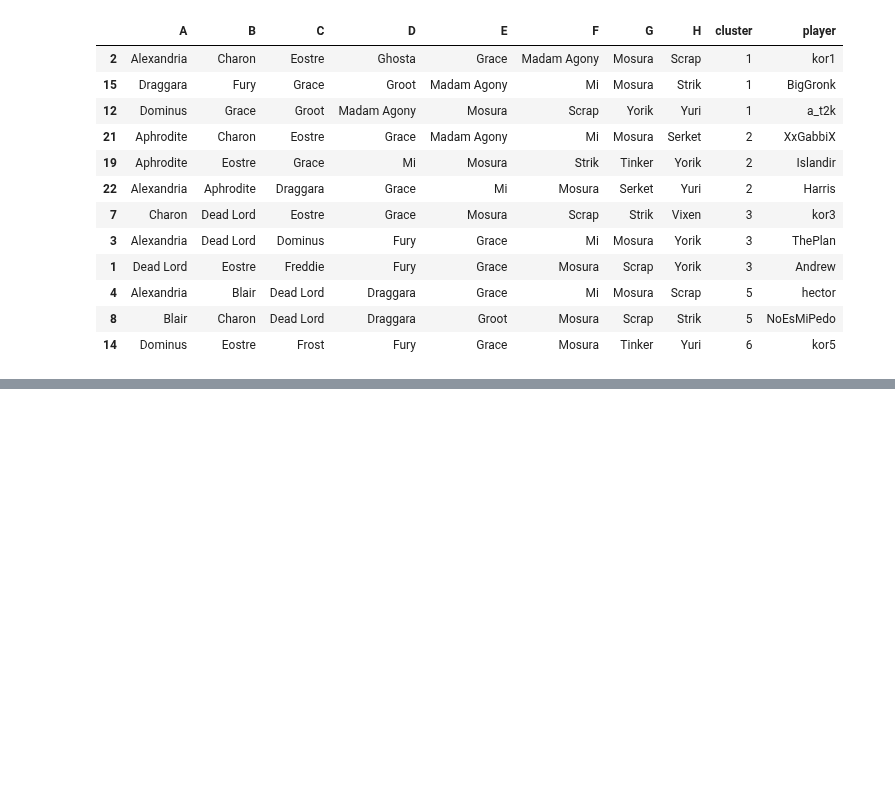
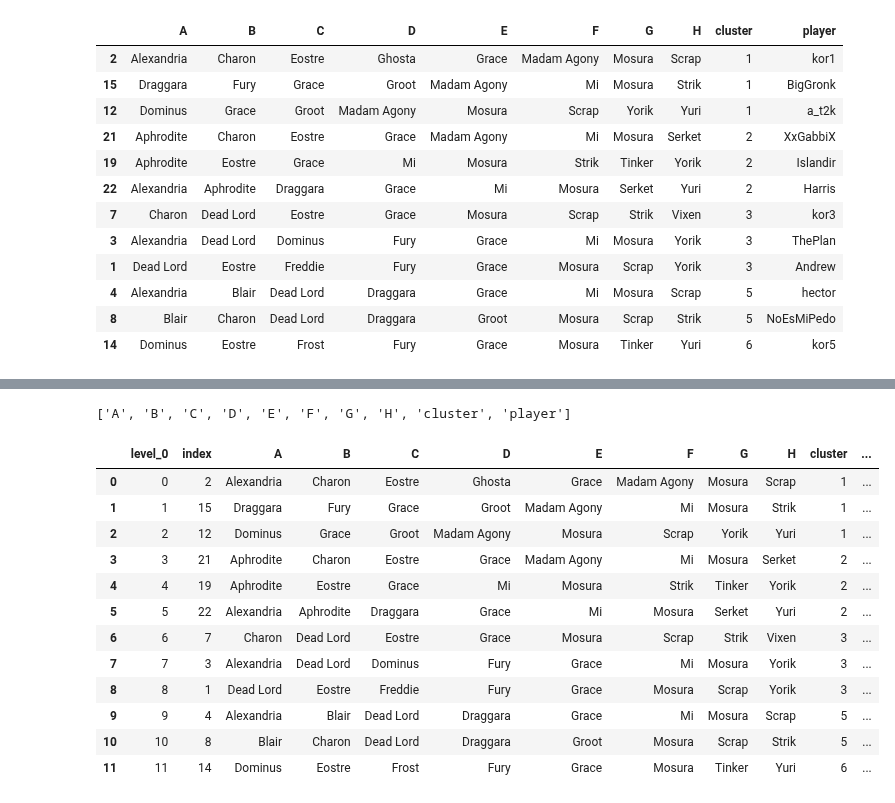
Before and after one commit to HausReport/MightyLogic, a Jupyter notebook: Notebooks/GMHeroes.ipynb, the cells around one changed output, grey strips where cells are left out. Drawn from its saved outputs; the diff is of its cells as text; code cells hidden in the pictures; blank space fills up the shorter version.

Commit message:
add some Mosura analysis

```diff
--- a/Notebooks/GMHeroes.ipynb
+++ b/Notebooks/GMHeroes.ipynb
@@ -401,3 +401,6 @@ Teams in Top 25 with Mosura - 12 Sep 2021
 | 4 | Alexandria | Blair | Dead Lord | Draggara | Grace | Mi | Mosura | Scrap | 5 | hector |
 | 8 | Blair | Charon | Dead Lord | Draggara | Groot | Mosura | Scrap | Strik | 5 | NoEsMiPedo |
 | 14 | Dominus | Eostre | Frost | Fury | Grace | Mosura | Tinker | Yuri | 6 | kor5 |
+# %%
+mos_teams = ct[ct.apply(lambda r: r.str.contains('Mosura', case=False).any(), axis=1)]
+mos_teams
@@ -403,0 +456,23 @@ Teams in Top 25 with Mosura - 12 Sep 2021
+# %%
+t2
+#unique
+#frequencies
+# %% [output]
+['A', 'B', 'C', 'D', 'E', 'F', 'G', 'H', 'cluster', 'player']
+# %%
+mos_teams = mos_teams.reset_index()
+mos_teams
+# %% [output]
+|  | level_0 | index | A | B | C | D | E | F | G | H | cluster | ... |
+| 0 | 0 | 2 | Alexandria | Charon | Eostre | Ghosta | Grace | Madam Agony | Mosura | Scrap | 1 | ... |
+| 1 | 1 | 15 | Draggara | Fury | Grace | Groot | Madam Agony | Mi | Mosura | Strik | 1 | ... |
+| 2 | 2 | 12 | Dominus | Grace | Groot | Madam Agony | Mosura | Scrap | Yorik | Yuri | 1 | ... |
+| 3 | 3 | 21 | Aphrodite | Charon | Eostre | Grace | Madam Agony | Mi | Mosura | Serket | 2 | ... |
+| 4 | 4 | 19 | Aphrodite | Eostre | Grace | Mi | Mosura | Strik | Tinker | Yorik | 2 | ... |
+| 5 | 5 | 22 | Alexandria | Aphrodite | Draggara | Grace | Mi | Mosura | Serket | Yuri | 2 | ... |
+| 6 | 6 | 7 | Charon | Dead Lord | Eostre | Grace | Mosura | Scrap | Strik | Vixen | 3 | ... |
+| 7 | 7 | 3 | Alexandria | Dead Lord | Dominus | Fury | Grace | Mi | Mosura | Yorik | 3 | ... |
+| 8 | 8 | 1 | Dead Lord | Eostre | Freddie | Fury | Grace | Mosura | Scrap | Yorik | 3 | ... |
+| 9 | 9 | 4 | Alexandria | Blair | Dead Lord | Draggara | Grace | Mi | Mosura | Scrap | 5 | ... |
+| 10 | 10 | 8 | Blair | Charon | Dead Lord | Draggara | Groot | Mosura | Scrap | Strik | 5 | ... |
+| 11 | 11 | 14 | Dominus | Eostre | Frost | Fury | Grace | Mosura | Tinker | Yuri | 6 | ... |
```
Also changed, not shown: parts of 3 cells of this notebook.
